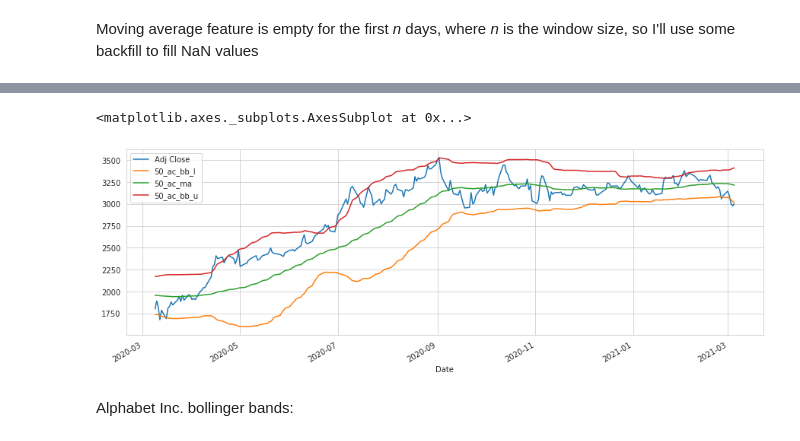
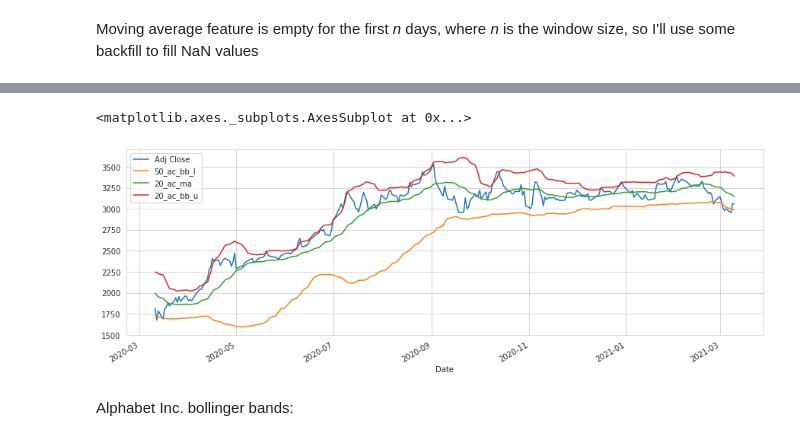
Before and after one commit to alfreedolf/ml-spp, a Jupyter notebook: 1.ExploratoryDataAnalysis.ipynb, the cells around one changed output, grey strips where cells are left out. Cells and saved outputs as stored; diff of their text form; code cells hidden in the pictures.

```diff
--- a/1.ExploratoryDataAnalysis.ipynb
+++ b/1.ExploratoryDataAnalysis.ipynb
@@ -609,10 +609,10 @@ df_amzn.head()
 | 1997-05-20 | 1.729167 | 1.750000 | 1.635417 | 1.635417 | 1.635417 | 5467200 | 1.597396 | 1.57474 | 1.772813 | 1.93311 | ... |
 | 1997-05-21 | 1.635417 | 1.645833 | 1.375000 | 1.427083 | 1.427083 | 18853200 | 1.597396 | 1.57474 | 1.772813 | 1.93311 | ... |
 # %%
-df_amzn[start_date:end_date][['Adj Close', '50_ac_bb_l', '50_ac_ma','50_ac_bb_u']].plot(legend=True,figsize=(15,5))
+df_amzn[start_date:end_date][['Adj Close', '50_ac_bb_l', '20_ac_ma','20_ac_bb_u']].plot(legend=True,figsize=(15,5))
 # %% [output]
 <matplotlib.axes._subplots.AxesSubplot at 0x...>
-[figure, old version]
+[figure, new version]
 # %% [markdown]
 Alphabet Inc. bollinger bands:
 # %%
```
Also changed, not shown: parts of 7 cells of this notebook, 32 other files.
